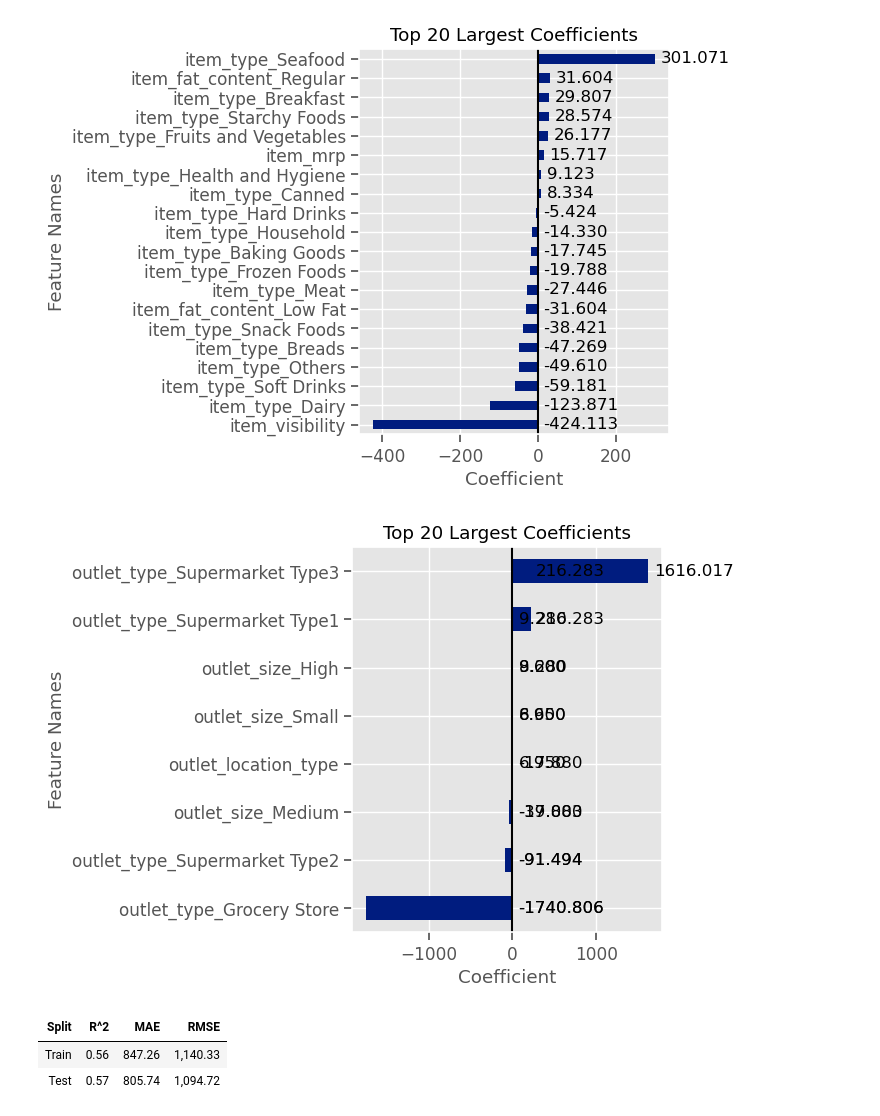
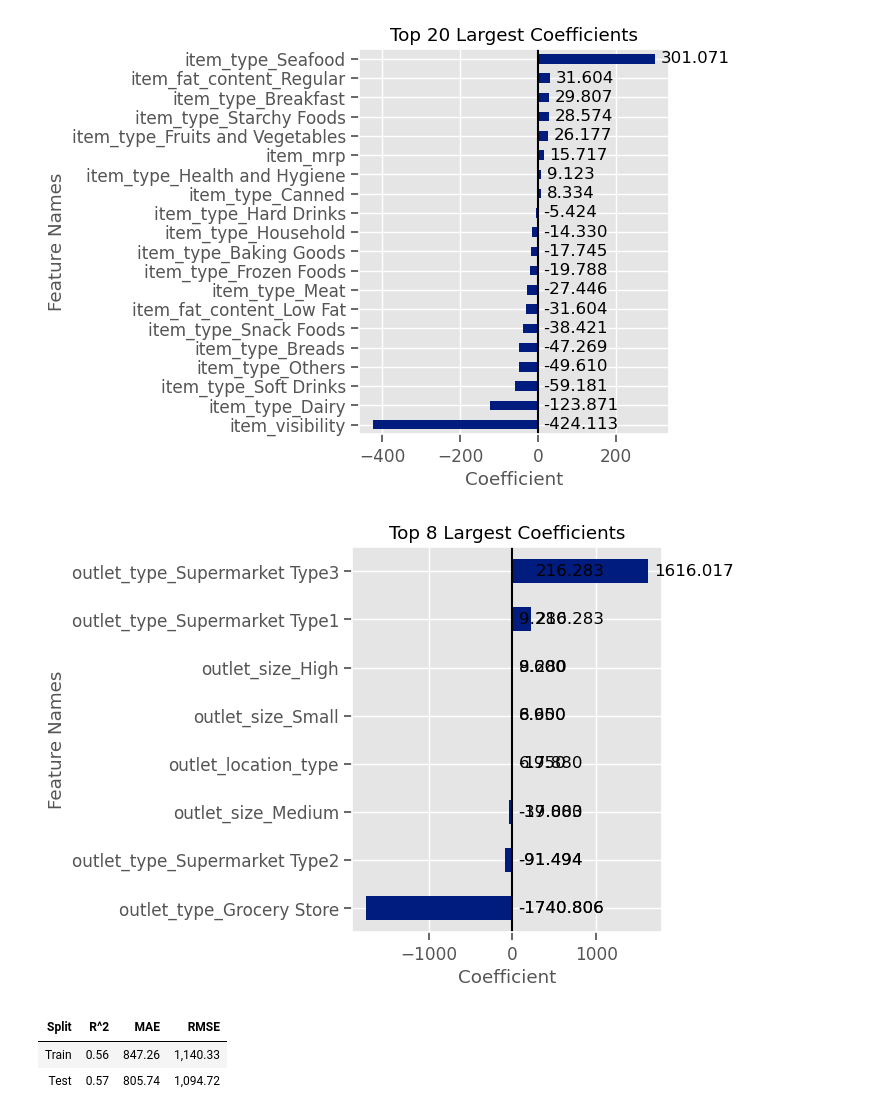
Before and after one commit to pmontecinos23/Project-1---Recisited, a Jupyter notebook: Sales Predictions.ipynb, the cells around one changed output. Cells and saved outputs as stored; diff of their text form; code cells hidden in the pictures.

```diff
--- a/Sales Predictions.ipynb
+++ b/Sales Predictions.ipynb
@@ -387,9 +395,9 @@ plot_coeffs(coeffs[oi],top_n=20,intercept=False,annotate=True);
 # %%
 ax = coeffs.drop(oi).sort_values().plot(kind='barh')
 # Plot on graph
-plot_coeffs(coeffs.drop(oi),top_n=20,intercept=False,annotate=True);
+plot_coeffs(coeffs.drop(oi),top_n=8,intercept=False,annotate=True);
 # %% [output]
-[figure, old version]
+[figure, new version]
 # %%
 lin_reg_noint= LinearRegression(fit_intercept=False)
 lin_reg_noint.fit(X_train_df,y_train)
```
Also changed, not shown: parts of 14 cells of this notebook, 2 other files.
